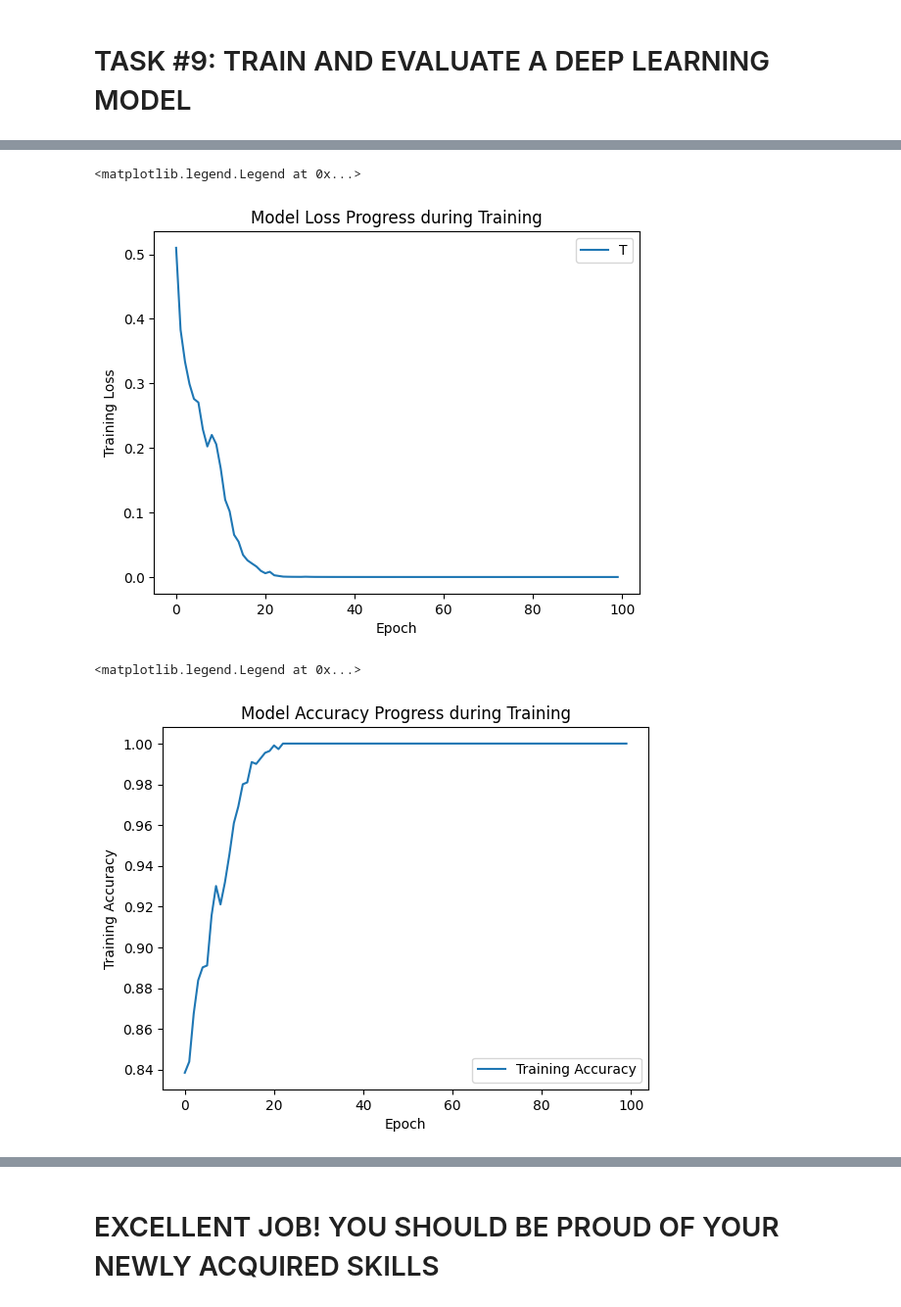
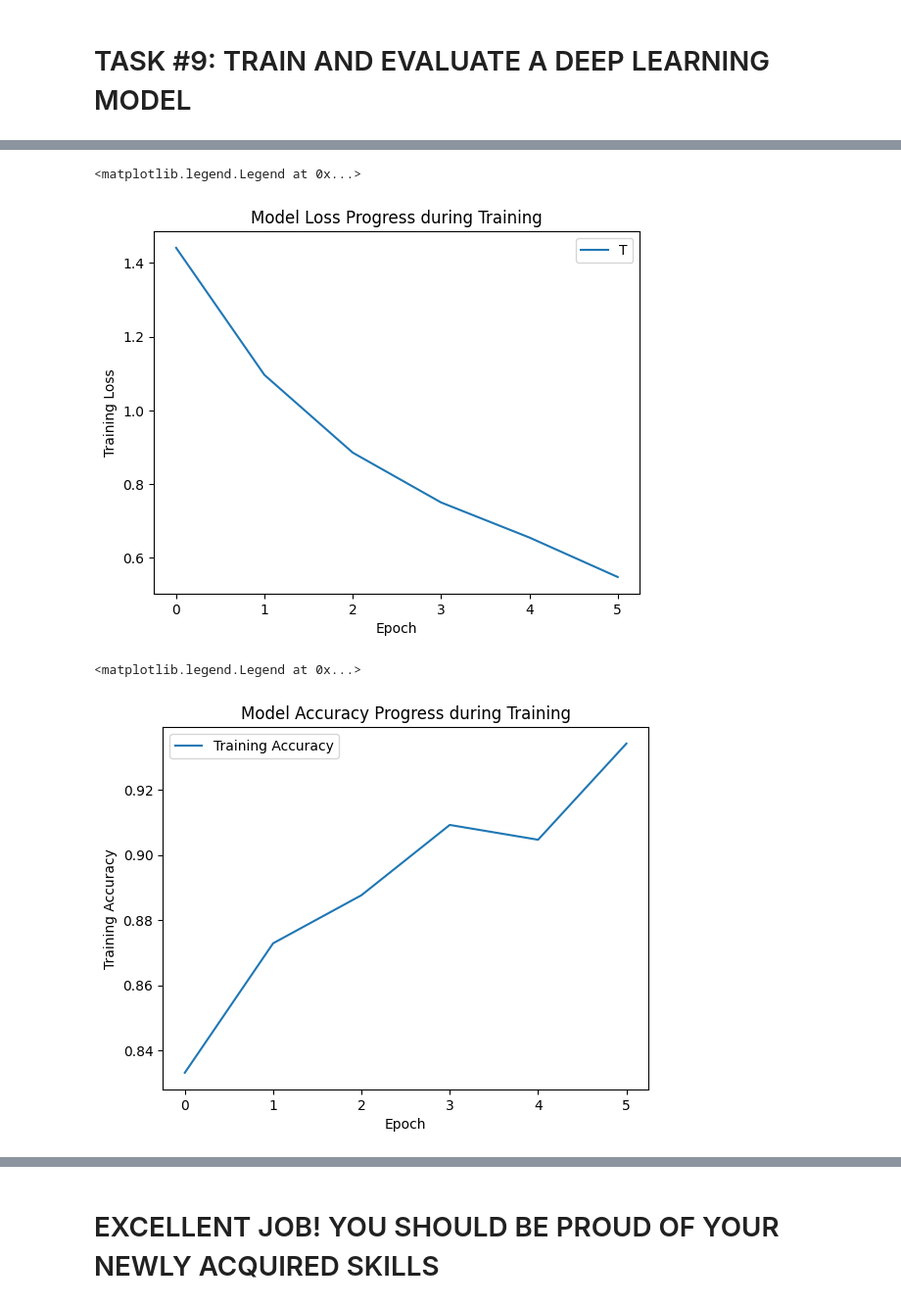
Before and after one commit to VipinBadoni26/DS_Human_Resources_Department, a Jupyter notebook: human_resources_department_skeleton_new.ipynb, the cells around one changed output, grey strips where cells are left out. Shown at 98% size. Cells and saved outputs as stored; diff of their text form; code cells hidden in the pictures.

```diff
--- a/human_resources_department_skeleton_new.ipynb
+++ b/human_resources_department_skeleton_new.ipynb
@@ -401,3 +398,7 @@ X= scaler.fit_transform(X_all)
+# %%
+from sklearn.preprocessing import StandardScaler
+scaler= StandardScaler()
+X= scaler.fit_transform(X_all)
 # %%
 X
 # %% [output]
@@ -569,11 +557,13 @@ import tensorflow as tf
 from tensorflow import keras
 from tensorflow.keras import layers
 from keras.models import Sequential
-from keras.layers import Input, Dense
 from keras.optimizers import Adam, RMSprop
+from keras.callbacks import EarlyStopping
+from keras.regularizers import l2
+from keras.layers import Input, Dense,Dropout
 
 
-
+"""
 model= keras.Sequential([
       Input(shape=(X_train.shape[1],)),
       Dense(500,activation='relu'),
@@ -581,3 +571,15 @@ model= keras.Sequential([
       Dense(500,activation='relu'),
       Dense(1,activation ='sigmoid')
       ])
+"""
+def create_model(optimizer= None, reg_strength = None, dropout_rate=None):
+    model = Sequential()
+    model.add(Dense(500, activation='relu', input_shape=(X_train.shape[1],), kernel_regularizer=l2(reg_strength)))
+    model.add(Dropout(dropout_rate))
+    model.add(Dense(500, activation='relu', kernel_regularizer=l2(reg_strength)))
+    model.add(Dropout(dropout_rate))
+    model.add(Dense(500, activation='relu', kernel_regularizer=l2(reg_strength)))
+    model.add(Dropout(dropout_rate))
+    model.add(Dense(1, activation='sigmoid'))
+    model.compile(optimizer=optimizer, loss='binary_crossentropy', metrics=['accuracy'])
+    return model
@@ -603,0 +586,12 @@ model.compile(loss = 'binary_crossentropy', optimizer = 'Adam', metrics =['accur
+# %%
+#Define EarlyStopping Callback
+early_stop = EarlyStopping(monitor='val_loss', patience=1, mode='min', verbose= 1, restore_best_weights=True)
+# %%
+adam_opt = Adam(learning_rate=0.001)
+model_adam = create_model(optimizer= adam_opt, reg_strength = 0.001, dropout_rate=0.2)
+history_adam = model_adam.fit(X_train, y_train,
+                               epochs=100,
+                               batch_size=32,
+                               validation_split=0.2,
+                               callbacks=[early_stop],
+                               verbose=1)
@@ -641,22 +643,22 @@ Test accuracy: 0.83152174949646
 # %%
-plt.plot(adam_history.history['loss'])
+plt.plot(history_adam.history['loss'])
 plt.title('Model Loss Progress during Training')
 plt.xlabel('Epoch')
 plt.ylabel('Training Loss')
 plt.legend('Traning Loss')
 # %% [output]
 <matplotlib.legend.Legend at 0x...>
-[figure, old version]
+[figure, new version]
 # %%
-plt.plot(adam_history.history['accuracy'])
+plt.plot(history_adam.history['accuracy'])
 plt.title('Model Accuracy Progress during Training')
 plt.xlabel('Epoch')
 plt.ylabel('Training Accuracy')
 #plt.legend('Traning Accuracy')
 plt.legend(['Training Accuracy', 'Validation Accuracy'])
 # %% [output]
 <matplotlib.legend.Legend at 0x...>
-[figure, old version]
+[figure, new version]
 # %%
 print('\nConfusion Metrix')
 cm= confusion_matrix(y_test, y_pred)
```
Also changed, not shown: parts of 27 cells of this notebook.
